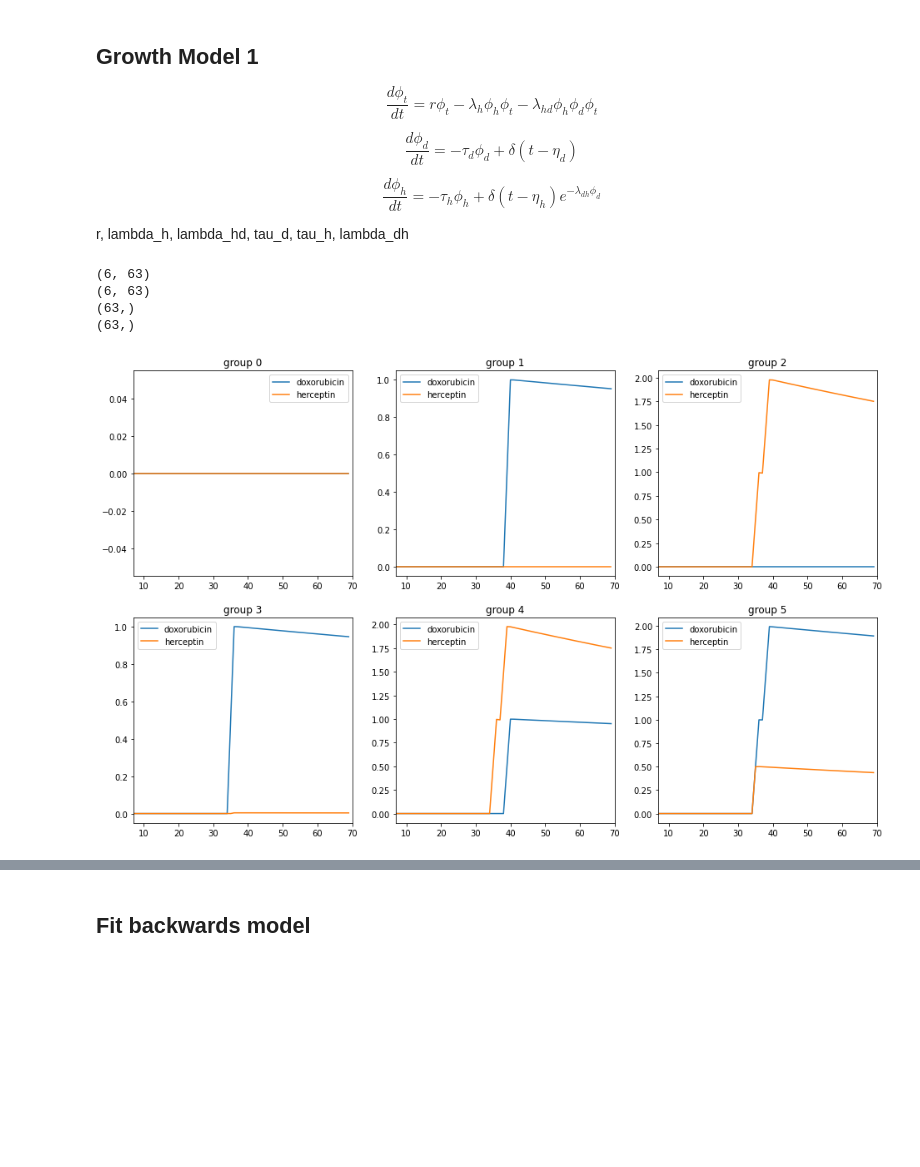
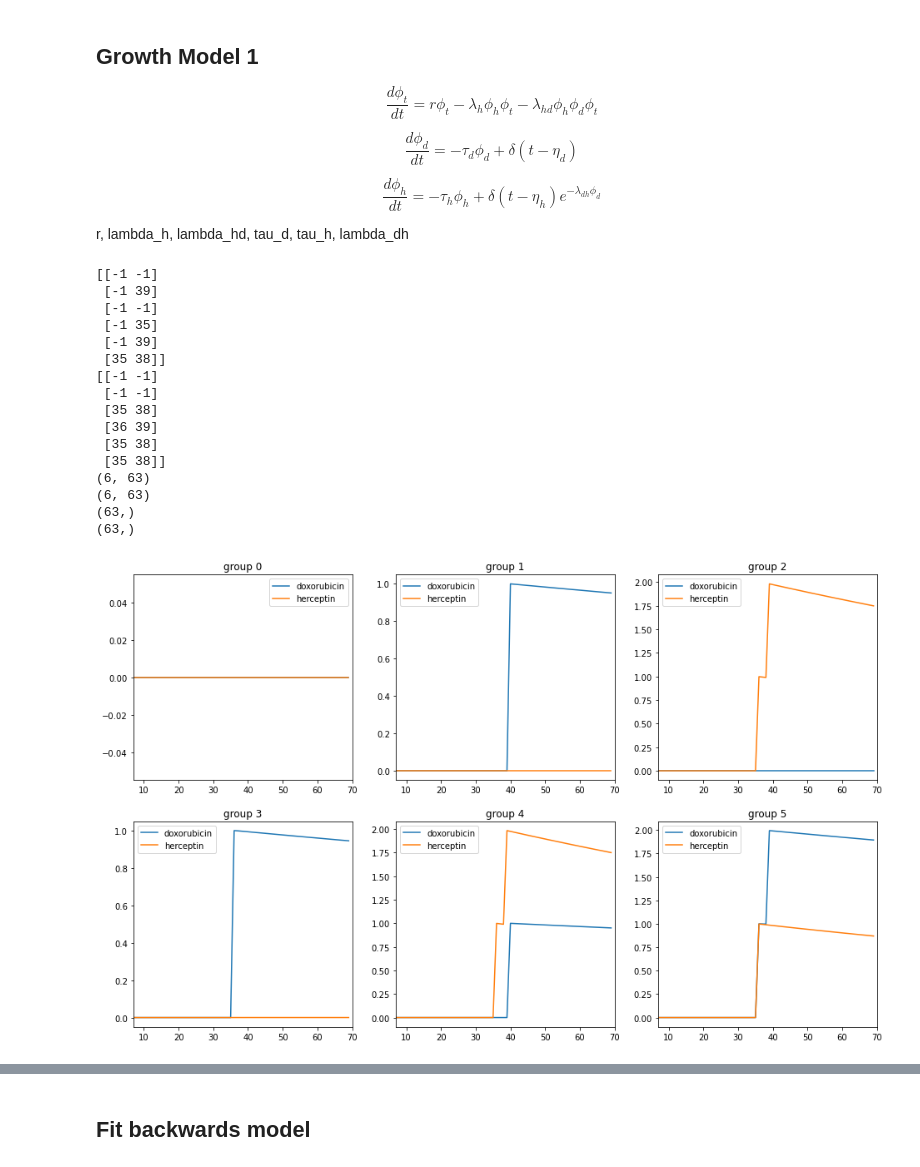
Before and after one commit to reidwyde/trazdox, a Jupyter notebook: refactor/growth_models.ipynb, the cells around one changed output, grey strips where cells are left out. Drawn from its saved outputs; the diff is of its cells as text; code cells hidden in the pictures; blank space fills up the shorter version.

```diff
--- a/refactor/growth_models.ipynb
+++ b/refactor/growth_models.ipynb
@@ -297,6 +272,8 @@ class growth_model_1(growth_model):
         return ret
 # %%
 gm1 = growth_model_1()
+print(gm1.dose_time_D)
+print(gm1.dose_time_H)
 r = 6.19e-2
 lambda_h = 2.89e-2
 lambda_hd = 7.03e-2
@@ -304,7 +281,8 @@ tau_d = 1.72e-3
 tau_h = 4.17e-3
 lambda_dh = 9.78
 sim_params = np.array([r, lambda_h, lambda_hd, tau_d, tau_h, lambda_dh])
-gm1.set_sim_DH(sim_params)
+#gm1.set_sim_DH(sim_params)
+gm1.rhs(None, sim_params)
 
 print(gm1.sim_D['y'].shape)
 print(gm1.sim_H['y'].shape)
@@ -316,31 +294,43 @@ plt.figure(figsize=(16,10))
 for ii in range(6):
     plt.subplot(2,3,ii+1)
     plt.xlim(7,70)
     plt.plot(gm1.sim_D['t'], gm1.sim_D['y'][ii,:])
     plt.plot(gm1.sim_H['t'], gm1.sim_H['y'][ii,:])
     plt.legend(["doxorubicin","herceptin"])
     plt.title("group {}".format(ii))
 plt.show()
 
 
 
 #sim_times = dense_times
 sim_times = days
 sim_y = gm1.rhs(sim_times, sim_params)
 plt.figure(figsize=(16,10))
 for ii in range(6):
     plt.subplot(2,3,ii+1)
     plt.xlim(7,70)
     plt.ylim(0,2500)
     plt.scatter(days, tumor_sizes[ii,:])
     plt.errorbar(days, tumor_sizes[ii,:], tumor_sigmas[ii,:])
     plt.plot(sim_times, sim_y[ii,:])
     plt.title("group {}".format(ii))
 
 plt.show()
 # %% [output]
+[[-1 -1]
+ [-1 39]
+ [-1 -1]
+ [-1 35]
+ [-1 39]
+ [35 38]]
+[[-1 -1]
+ [-1 -1]
+ [35 38]
+ [36 39]
+ [35 38]
+ [35 38]]
 (6, 63)
 (6, 63)
 (63,)
 (63,)
-[figure, old version]
+[figure, new version]
```
Also changed, not shown: parts of 15 cells of this notebook.
